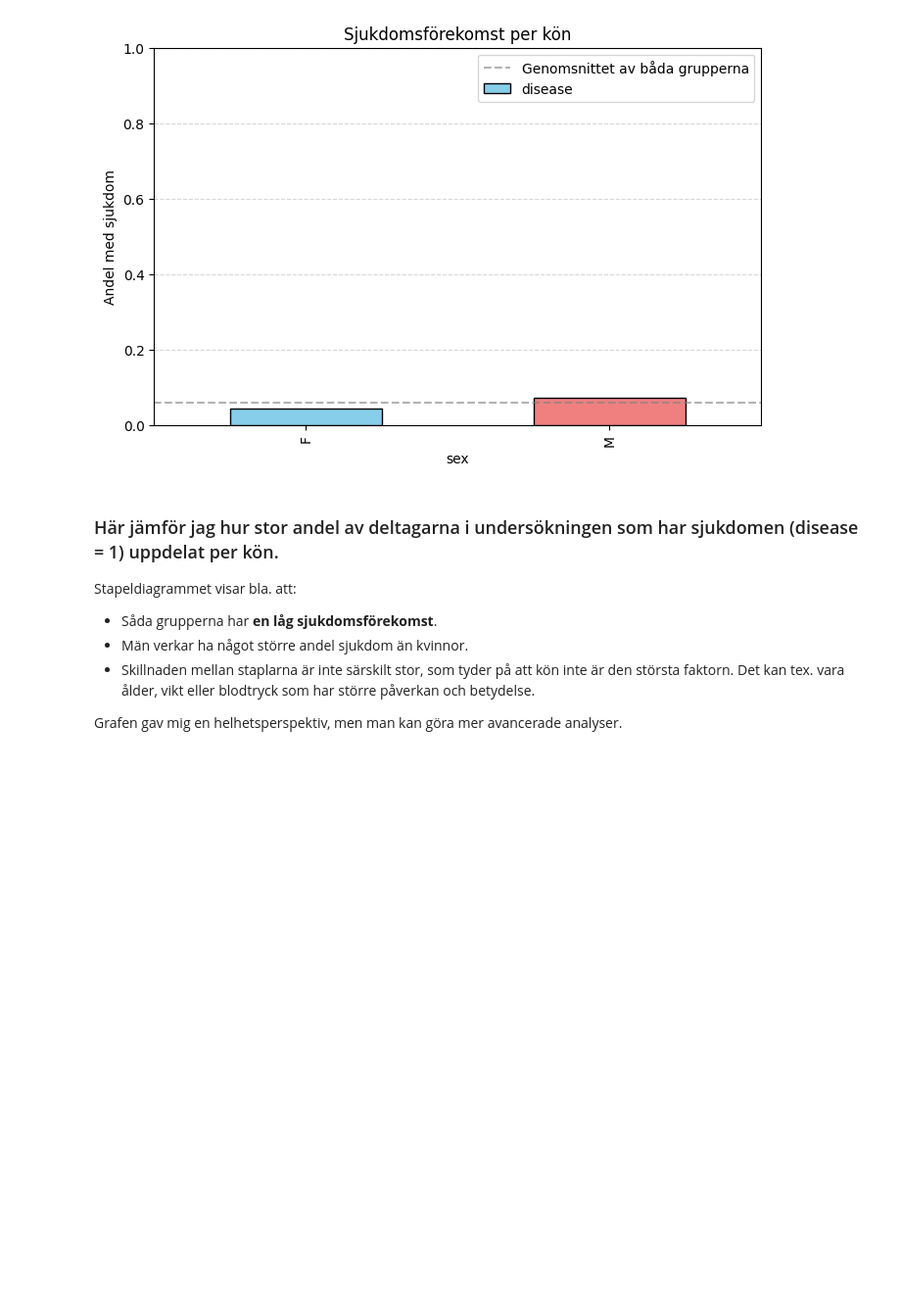
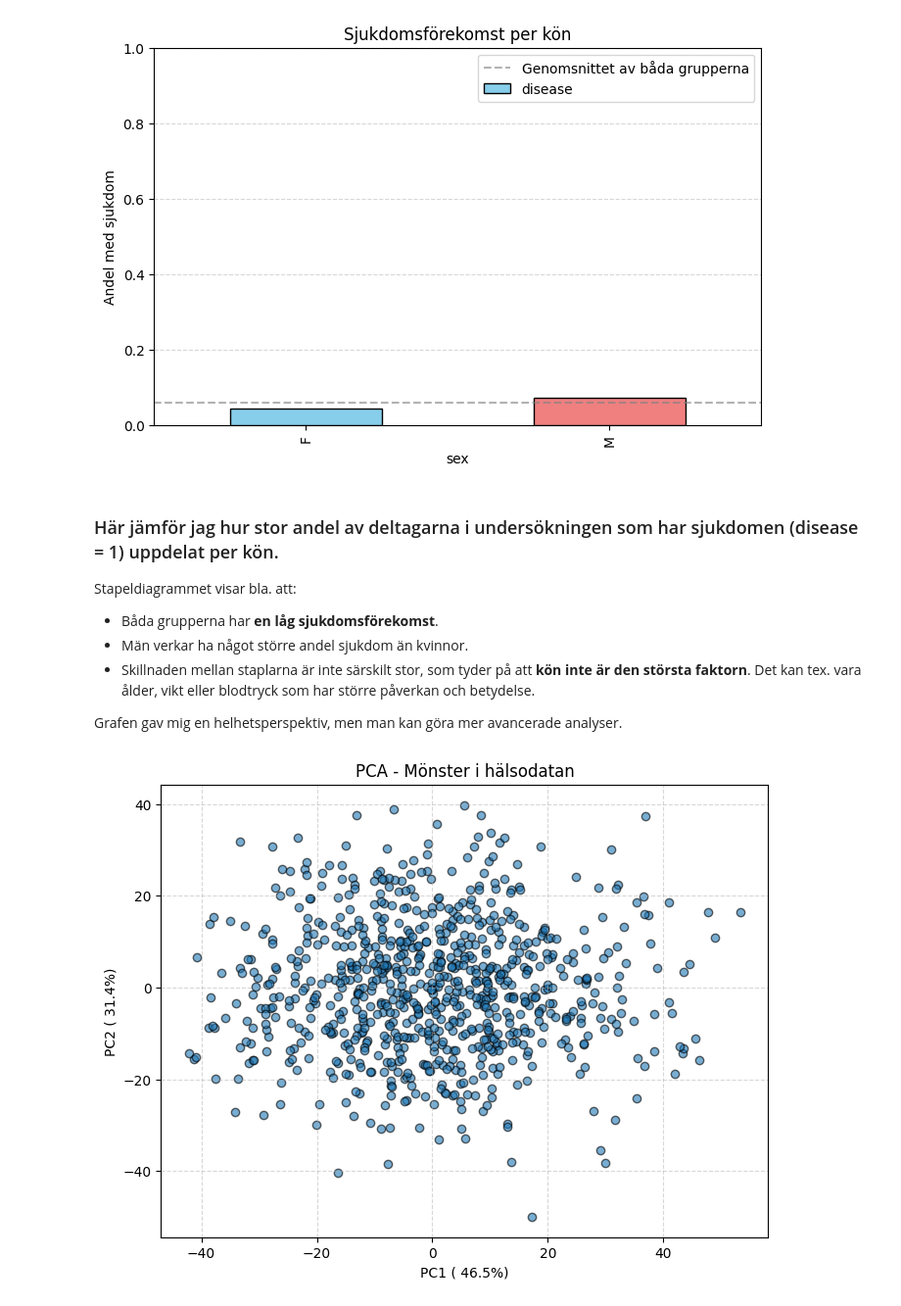
Before and after one commit to KataBeh/H-lsostudie-, a Jupyter notebook: notebook_del2.ipynb, the cells around one changed output. Shown: that part at 98% size. Cells and saved outputs as stored; diff of their text form; code cells hidden in the pictures; blank space fills up the shorter version.

```diff
--- a/notebook_del2.ipynb
+++ b/notebook_del2.ipynb
@@ -120,8 +163,12 @@ analyzer.plot_disease_rate_by_sex()
 ### Här jämför jag hur stor andel av deltagarna i undersökningen som har sjukdomen (disease = 1) uppdelat per kön.
 
 Stapeldiagrammet visar bla. att:
-- Såda grupperna har **en låg sjukdomsförekomst**.
+- Båda grupperna har **en låg sjukdomsförekomst**.
 - Män verkar ha något större andel sjukdom än kvinnor.
-- Skillnaden mellan staplarna är inte särskilt stor, som tyder på att kön inte är den största faktorn. Det kan tex. vara ålder, vikt eller blodtryck som har större påverkan och betydelse.
+- Skillnaden mellan staplarna är inte särskilt stor, som tyder på att **kön inte är den största faktorn**. Det kan tex. vara ålder, vikt eller blodtryck som har större påverkan och betydelse.
 
 Grafen gav mig en helhetsperspektiv, men man kan göra mer avancerade analyser.
+# %%
+analyzer.plot_pca()
+# %% [output]
+[figure, added]
```
Also changed, not shown: parts of 15 cells of this notebook, 2 other files.
